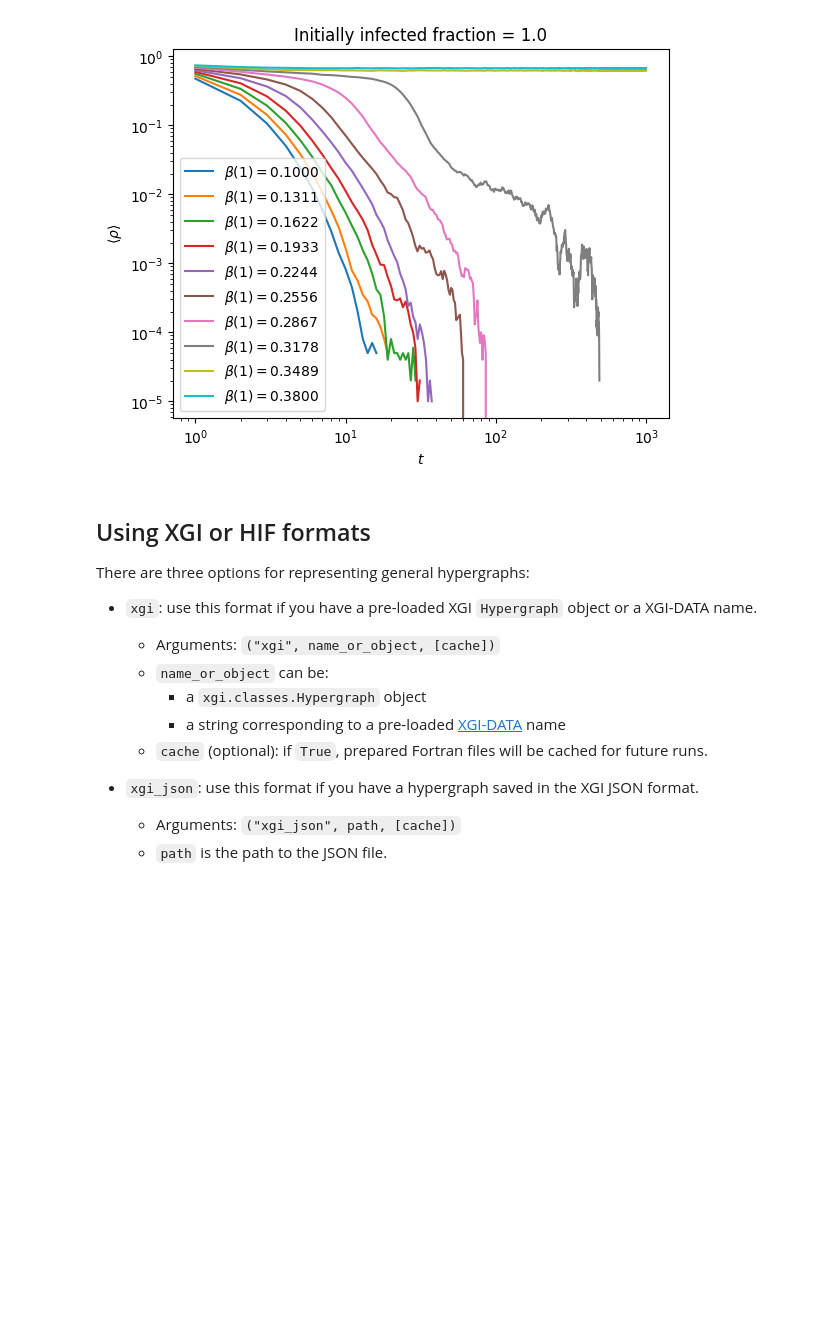
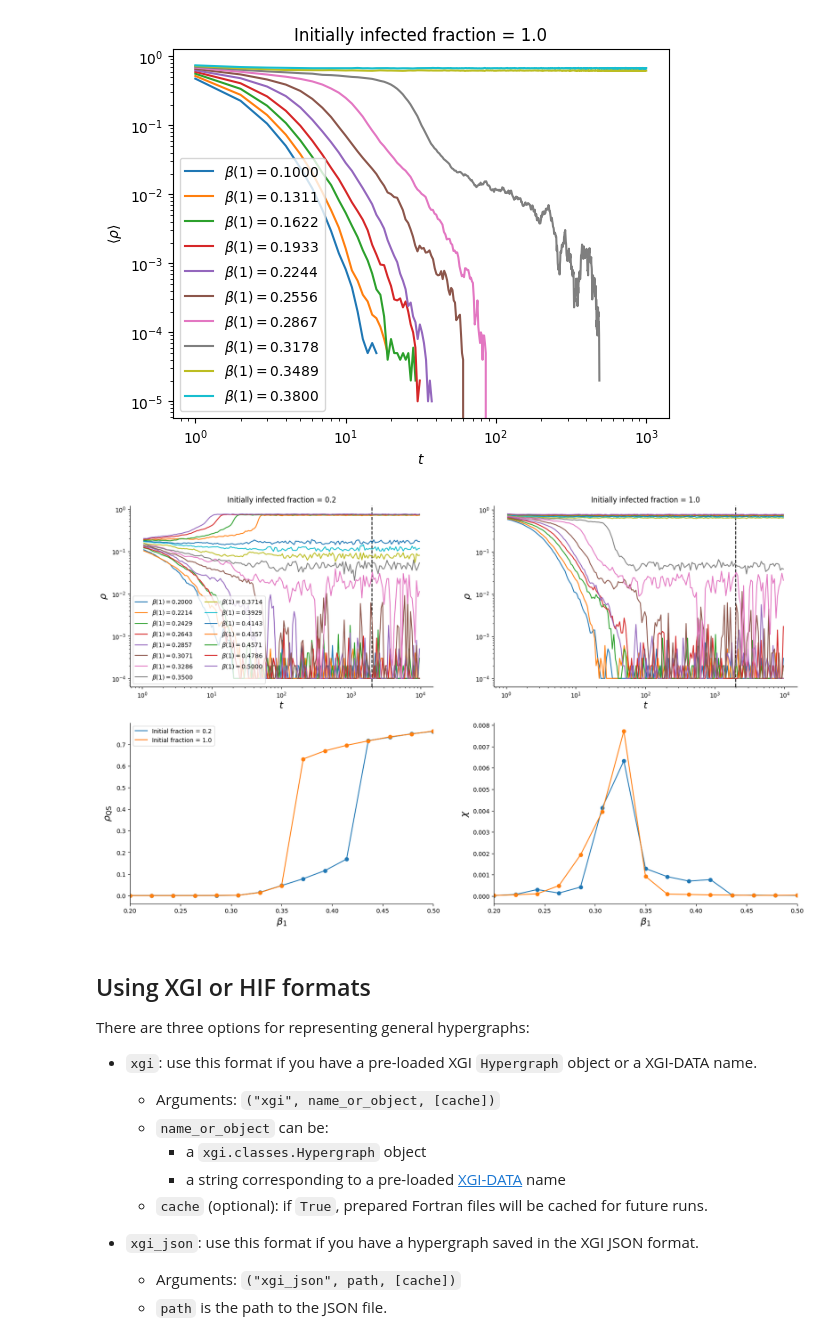
Before and after one commit to gisc-ufv/hyperSIS, a Jupyter notebook: examples.ipynb, the cells around one changed output. Drawn from its saved outputs; the diff is of its cells as text; code cells hidden in the pictures; blank space fills up the shorter version.

```diff
--- a/examples.ipynb
+++ b/examples.ipynb
@@ -201,6 +201,100 @@ ax.set_title('Initially infected fraction = 1.0')
 # %% [output]
 Text(0.5, 1.0, 'Initially infected fraction = 1.0')
 [figure]
+# %%
+# QS simulation
+from joblib import Parallel, delayed
+import matplotlib.pyplot as plt
+import numpy as np
+import seaborn as sns
+
+t_rlx = 2000
+t_med = 8000
+
+args = hs.SimulationArgs(
+    network = ("PL", 3.0, 10000),
+    tmax = t_rlx + t_med,
+    n_samples = 1,
+    par_b = 0.8,
+    par_theta = 0.7,
+    use_qs = True,
+    time_scale = 'powerlaw',
+    algorithm = 'NB_OGA'
+)
+
+min_beta = 0.20
+max_beta = 0.50
+
+beta_values = np.linspace(min_beta, max_beta, 15)
+
+fraction_values = [0.2, 1.0]
+
+# get list of colors of tab20
+colors = plt.rcParams['axes.prop_cycle'].by_key()['color']
+
+# Run the simulation for a given value of beta1runs
+fig, axs_ori = plt.subplots(ncols=2, nrows=2, figsize=(20,12))
+axs = axs_ori.flatten()
+sns.despine()
+
+axs[0].axvline(x=t_rlx, color='k', linestyle='--')
+axs[1].axvline(x=t_rlx, color='k', linestyle='--')
+axs[2].set_xlabel(r'$\beta_1$', fontsize=16)
+axs[3].set_xlabel(r'$\beta_1$', fontsize=16)
+axs[2].set_ylabel(r'$\rho_\mathrm{QS}$', fontsize=16)
+axs[3].set_ylabel(r'$\chi$', fontsize=16)
+axs[2].set_xlim(min_beta, max_beta)
+axs[3].set_xlim(min_beta, max_beta)
+
+def run_one(beta1, fraction, args):
+    # precisa copiar args se ele for mutável internamente
+    args.initial_condition = ('fraction', fraction)
+    data = hs.run_simulation(beta1=beta1, args=args)
+
+    times = data.temporal.t
+    rho_avg = data.temporal.rho_avg
+
+    mask = times > t_rlx
+    qs_avg = np.mean(rho_avg[mask])
+    qs_avg2 = np.mean(rho_avg[mask] ** 2)
+    qs_sus = (qs_avg2 - qs_avg**2) / qs_avg
+
+    return beta1, times, rho_avg, qs_avg, qs_sus
+
+for ax_i, fraction in enumerate(fraction_values):
+    results = Parallel(n_jobs=-1)(
+        delayed(run_one)(beta1, fraction, args) for beta1 in beta_values
+    )
+
+    results.sort(key=lambda x: x[0])
+
+    rho_qs = []
+    sus_qs = []
+
+    for beta1, times, rho_avg, qs_avg, qs_sus in results:
+        rho_qs.append(qs_avg)
+        sus_qs.append(qs_sus)
+
+        # Plot temporal
+        ax = axs[0 + ax_i]
+        ax.plot(times, rho_avg, label=fr'$\beta(1) = {beta1:.4f}$')
+        ax.set_xlabel(r'$t$', fontsize=16)
+        ax.set_ylabel(r'$\rho$', fontsize=16)
+        ax.set_xscale('log')
+        ax.set_yscale('log')
+        ax.set_title(f'Initially infected fraction = {fraction}')
+        if ax_i == 0:
+            ax.legend(loc='lower left', fontsize=10, ncol=2)
+
+        axs[2].plot(beta1, qs_avg, 'o', color=colors[ax_i])
+        axs[3].plot(beta1, qs_sus, 'o', color=colors[ax_i])
+
+    axs[2].plot(beta_values, rho_qs, '-', label=f'Initial fraction = {fraction}', color=colors[ax_i])
+    axs[2].legend(fontsize=10)
+
+    axs[3].plot(beta_values, sus_qs, '-', label=f'Initial fraction = {fraction}', color=colors[ax_i])
+# %% [output]
+[figure, added]
 # %% [markdown]
 ## Using XGI or HIF formats
 
```
